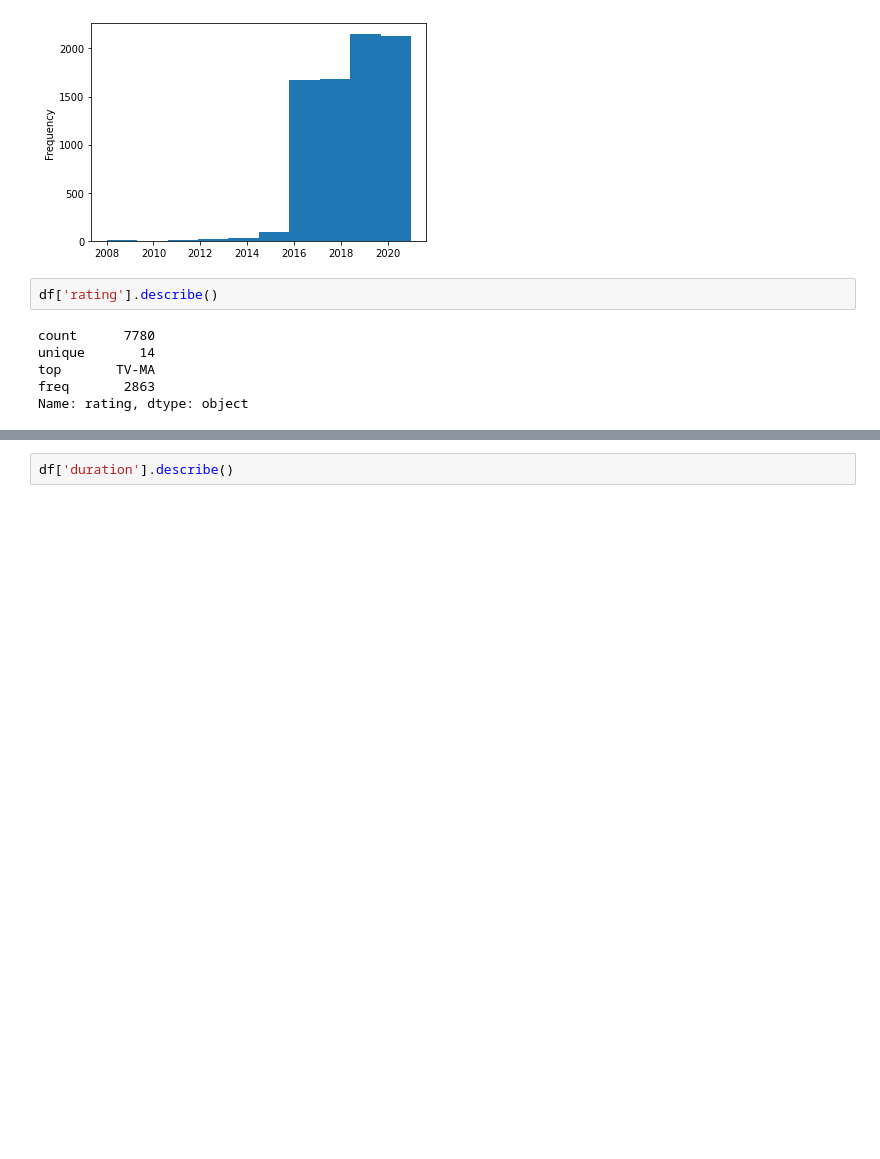
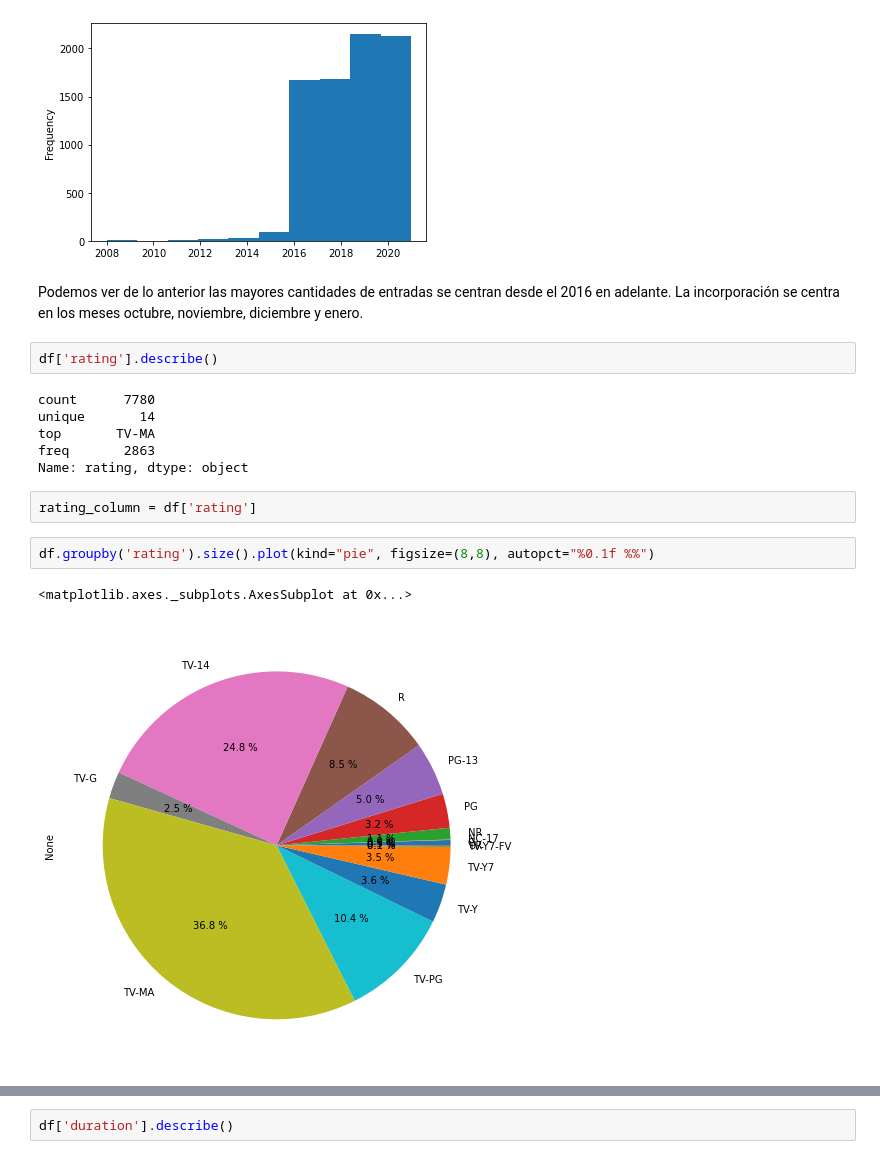
Before and after one commit to Maxibrionest/FMY-1.1.2, a Jupyter notebook: Actividad_1_2_2.ipynb, the cells around one changed output, grey strips where cells are left out. Drawn from its saved outputs; the diff is of its cells as text; blank space fills up the shorter version.

```diff
--- a/Actividad_1_2_2.ipynb
+++ b/Actividad_1_2_2.ipynb
@@ -247,6 +275,8 @@ year_added_column.plot(kind="hist")
 # %% [output]
 <matplotlib.axes._subplots.AxesSubplot at 0x...>
 [figure]
+# %% [markdown]
+Podemos ver de lo anterior las mayores cantidades de entradas se centran desde el 2016 en adelante. La incorporación se centra en los meses octubre, noviembre, diciembre y enero.
 # %%
 df['rating'].describe()
 # %% [output]
@@ -255,3 +285,10 @@ unique       14
 top       TV-MA
 freq       2863
 Name: rating, dtype: object
+# %%
+rating_column = df['rating']
+# %%
+df.groupby('rating').size().plot(kind="pie", figsize=(8,8), autopct="%0.1f %%")
+# %% [output]
+<matplotlib.axes._subplots.AxesSubplot at 0x...>
+[figure, added]
```
Also changed, not shown: parts of 21 cells of this notebook.
